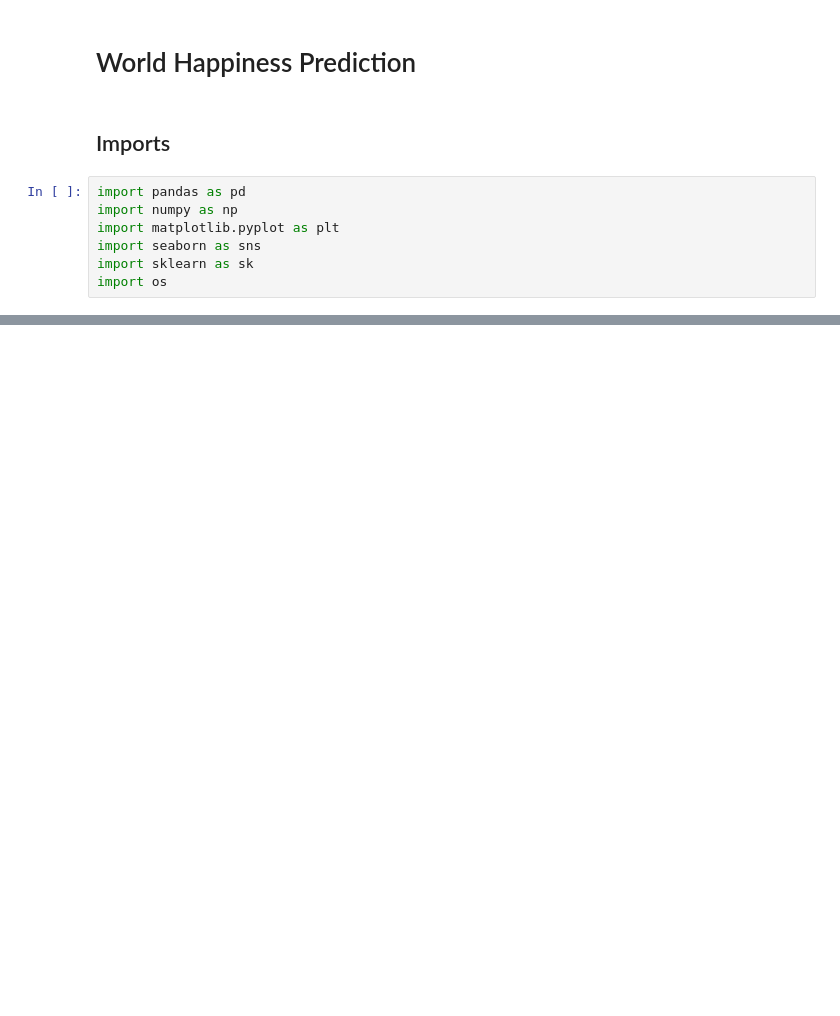
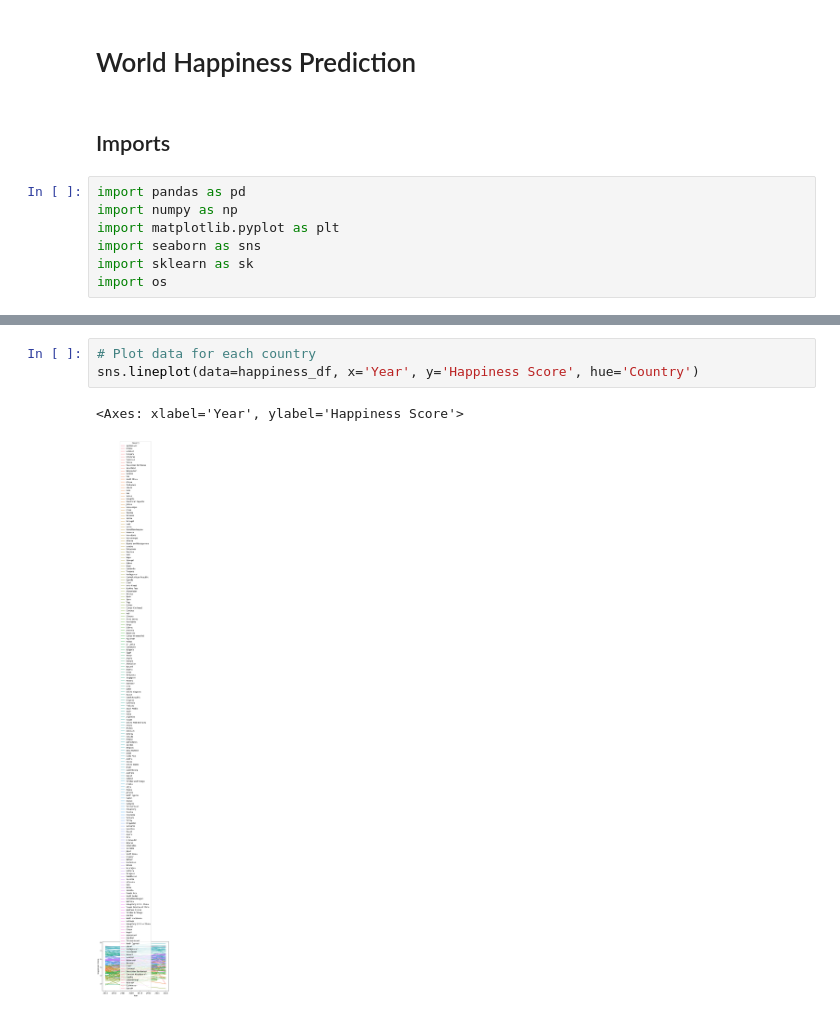
Before and after one commit to thirdcoffee/predicting-world-happiness, a Jupyter notebook: notebooks/predictor.ipynb, the cells around one changed output, grey strips where cells are left out. Cells and saved outputs as stored; diff of their text form; blank space fills up the shorter version.

Commit message:
Add plot and translate comments to english

```diff
--- a/notebooks/predictor.ipynb
+++ b/notebooks/predictor.ipynb
@@ -84,3 +82,9 @@ happiness_df.head()
+# %%
+# Plot data for each country
+sns.lineplot(data=happiness_df, x='Year', y='Happiness Score', hue='Country')
+# %% [output]
+<Axes: xlabel='Year', ylabel='Happiness Score'>
+[figure, added]
 # %%
 #rng = np.random.RandomState(42) #Beispieldaten aus zwei Schwingungen
 #x = 10 * rng.rand(200)
```
Also changed, not shown: parts of 7 cells of this notebook.
